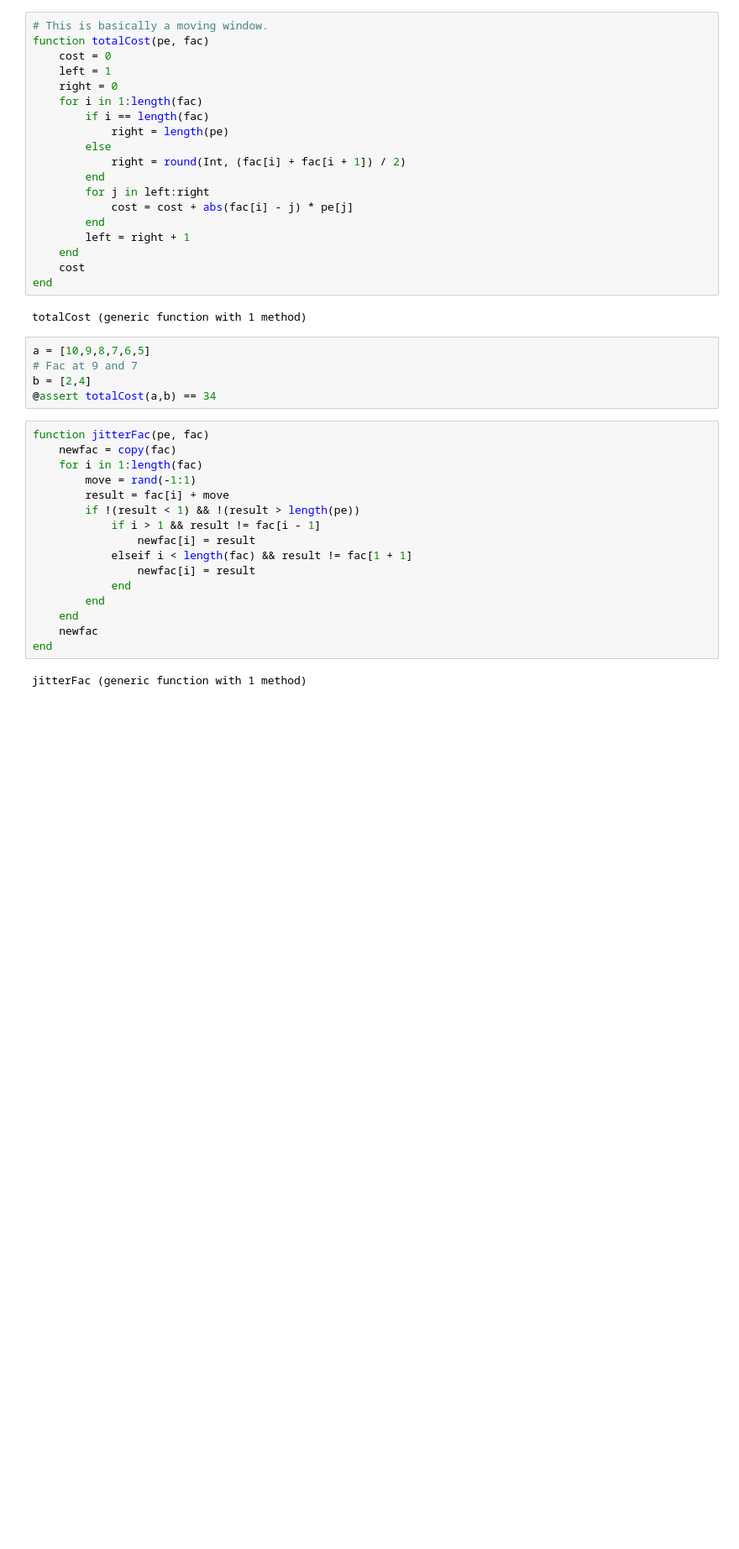
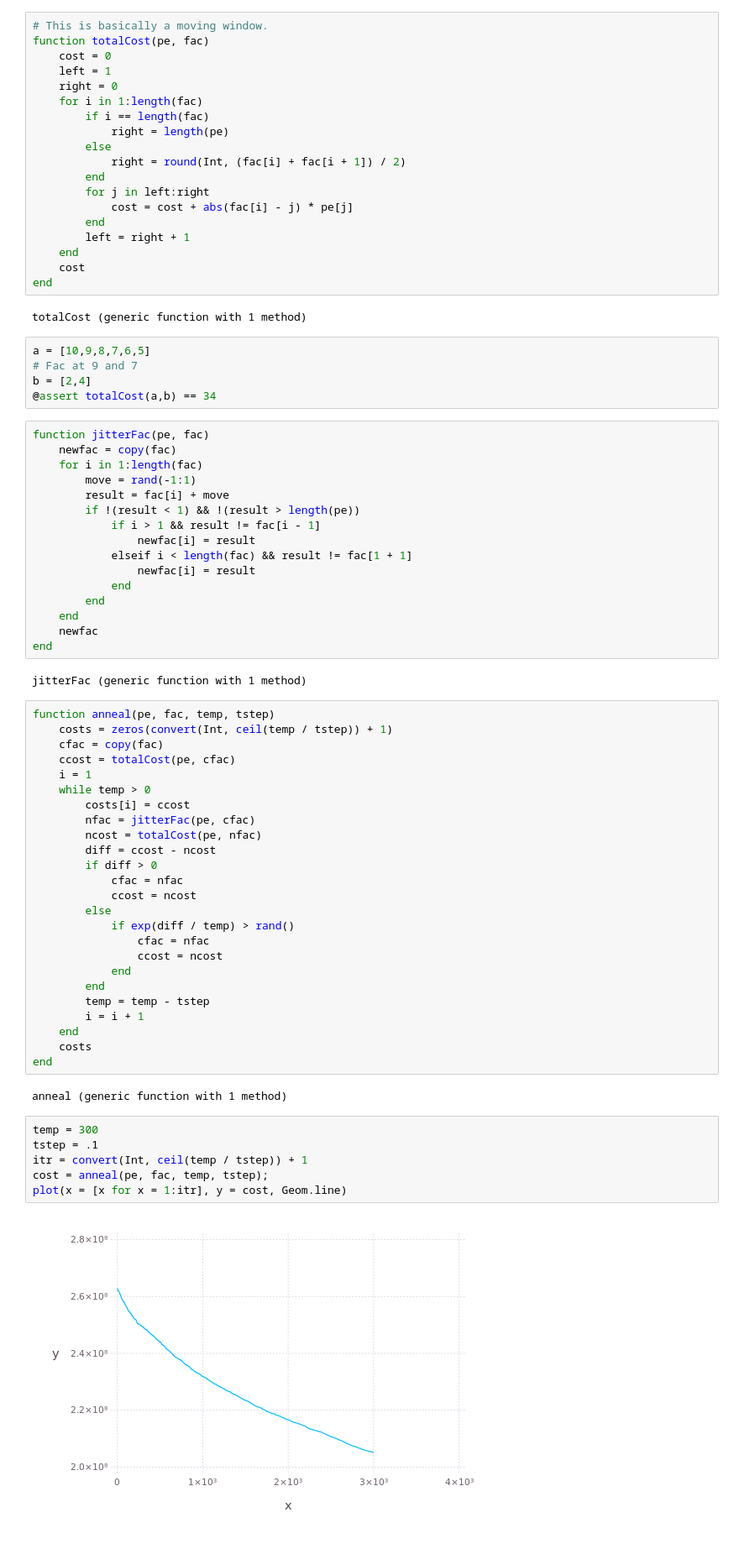
Before and after one commit to cfusting/ijulianotebooks, a Jupyter notebook: Fac.ipynb, the cells around one changed output. Shown at 84% size. Saved outputs shown, nothing was run; the diff lists cells and outputs as text; blank space fills up the shorter version.

```diff
--- a/Fac.ipynb
+++ b/Fac.ipynb
@@ -86,3 +86,38 @@ function jitterFac(pe, fac)
 end
 # %% [output]
 jitterFac (generic function with 1 method)
+# %%
+function anneal(pe, fac, temp, tstep)
+    costs = zeros(convert(Int, ceil(temp / tstep)) + 1)
+    cfac = copy(fac)
+    ccost = totalCost(pe, cfac)
+    i = 1
+    while temp > 0
+        costs[i] = ccost
+        nfac = jitterFac(pe, cfac)
+        ncost = totalCost(pe, nfac)
+        diff = ccost - ncost
+        if diff > 0
+            cfac = nfac
+            ccost = ncost
+        else
+            if exp(diff / temp) > rand()
+                cfac = nfac
+                ccost = ncost
+            end
+        end
+        temp = temp - tstep
+        i = i + 1
+    end
+    costs
+end
+# %% [output]
+anneal (generic function with 1 method)
+# %%
+temp = 300
+tstep = .1
+itr = convert(Int, ceil(temp / tstep)) + 1
+cost = anneal(pe, fac, temp, tstep);
+plot(x = [x for x = 1:itr], y = cost, Geom.line)
+# %% [output]
+[figure, added]
```
Also changed, not shown: parts of 1 cell of this notebook.
